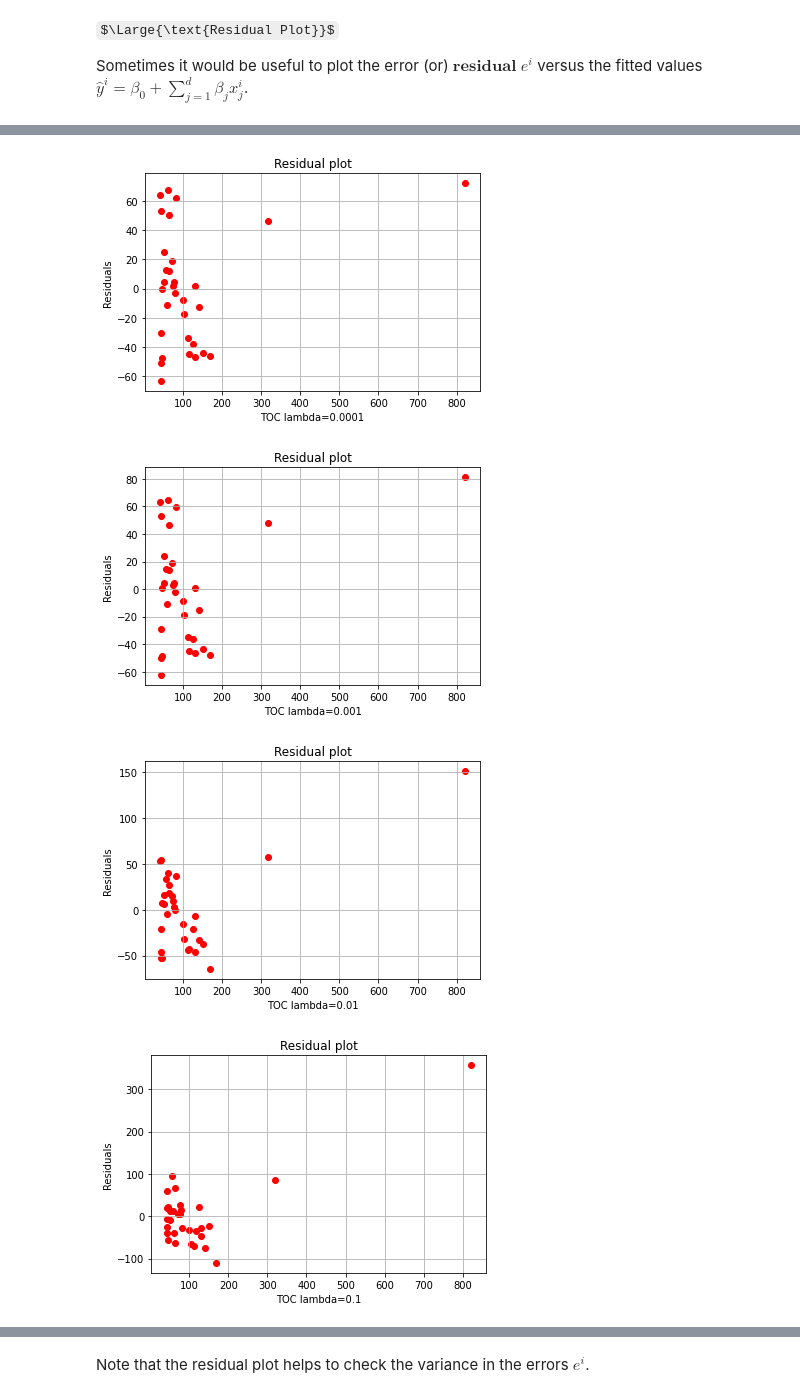
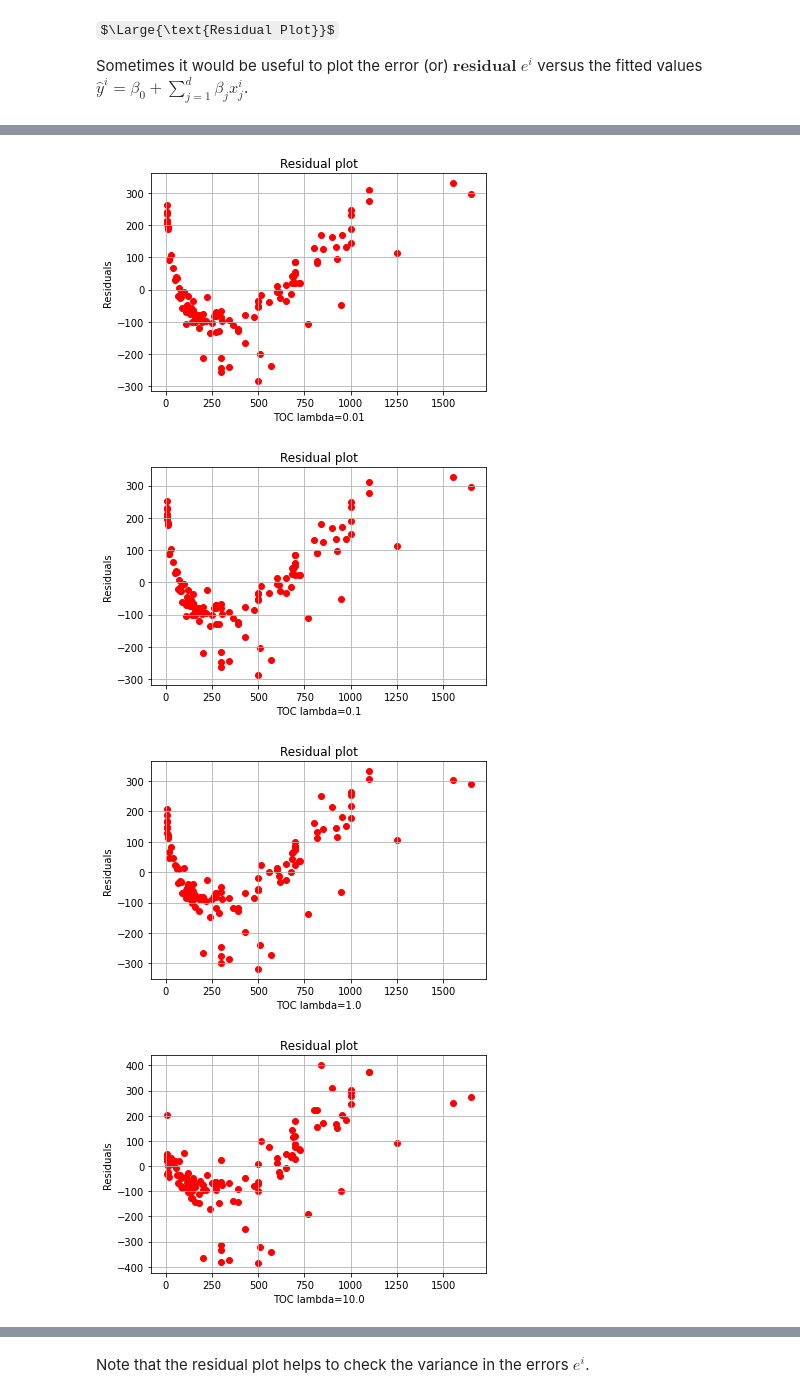
Before and after one commit to arvind-maurya/MachineLearning, a Jupyter notebook: Assignment/AIMLCEP_Q1-b.ipynb, the cells around one changed output, grey strips where cells are left out. Cells and saved outputs as stored; diff of their text form; code cells hidden in the pictures; some formulas as TeX source.

```diff
--- a/Assignment/AIMLCEP_Q1-b.ipynb
+++ b/Assignment/AIMLCEP_Q1-b.ipynb
@@ -219,7 +79,7 @@ number of data points in the data set: 31
 # %%
 #extract the predictor variable columns
-cols = [2,3,4,5,6,7,8,9, 10, 11]
-X_data = airline_costs_data[airline_costs_data.columns[cols]]
+cols = [2,3,4]
+X_data = weight_height_data[weight_height_data.columns[cols]]
 
 X_data
 # %% [output]
@@ -243,6 +99,6 @@ X_data
 # %%
 #convert predictor variable columns into a numpy array
 
-X_array = airline_costs_data[airline_costs_data.columns[cols]].to_numpy()
+X_array = weight_height_data[weight_height_data.columns[cols]].to_numpy()
 X_array
 # %% [output]
@@ -291,6 +147,6 @@ array([[5.70000e+01, 1.33000e+02, 6.10000e+00, 2.02000e+04, 9.60000e-01,
 #convert predictor variable columns into a numpy array
 
 response_cols = [1]
-y = airline_costs_data[airline_costs_data.columns[response_cols]].to_numpy()
+y = weight_height_data[weight_height_data.columns[response_cols]].to_numpy()
 y
 # %% [output]
@@ -447,7 +303,7 @@ Note that the closed form expression for $\beta$ is always valid since $(\mathbf
 # %% [markdown]
 With $\lambda \in \{10^{-5},10^{-4}, 10^{-3},10^{-2},0.1, 1, 10, 100\}$ let us check the condition number of $(X^\top X+\lambda I)$.
 # %%
-lambdas = np.array([1e-5,1e-4,1e-3,1e-2,1e-1,1,10,100])
+lambdas = np.array([1e-3,1e-2,1e-1,1,10,100,1000])
 I = np.identity(XTX.shape[0])
 
 for lambda_ in lambdas:
@@ -515,7 +370,7 @@ for lambda_ in lambdas:
     e_i_residuals_list.append(e_i) #append the value of e_i to the list
 
   #plot the residuals e_i against the actual observations y_i
-  plt.scatter(airline_costs_data['TOC'], e_i_residuals_list,color='r')
+  plt.scatter(weight_height_data['Weight_g'], e_i_residuals_list,color='r')
   plt.title("Residual plot")
   plt.xlabel(xlabel)
   plt.ylabel("Residuals")
@@ -526,4 +381,4 @@ for lambda_ in lambdas:
-[figure, old version]
+[figure, new version]
-[figure, old version]
+[figure, new version]
-[figure, old version]
+[figure, new version]
-[figure, old version]
+[figure, new version]
```
Also changed, not shown: parts of 26 cells of this notebook.
